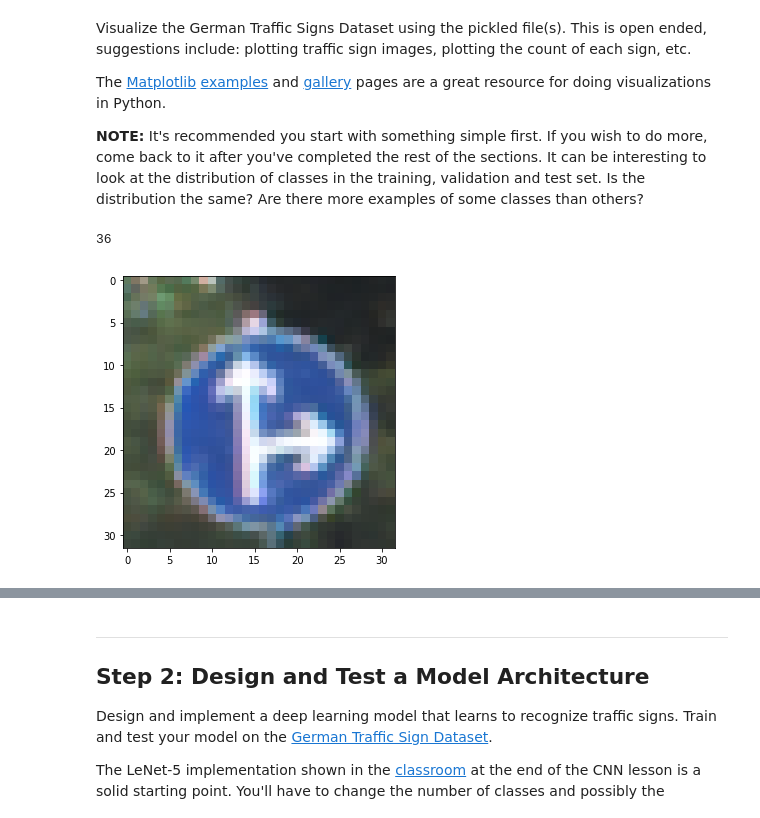
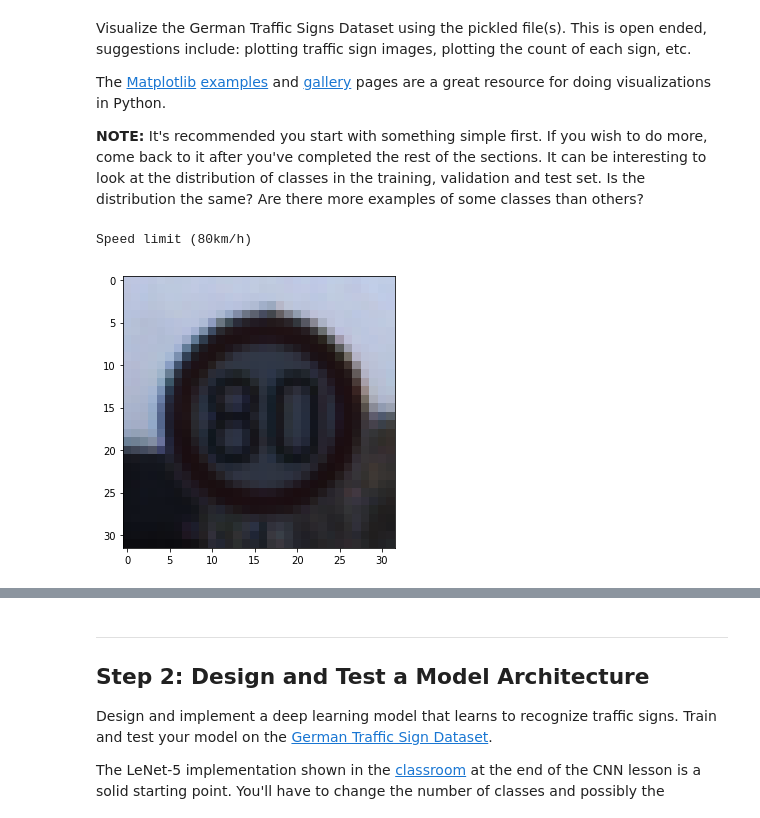
Before and after one commit to ni40in/CarND-Traffic-Sign-Classifier-Project, a Jupyter notebook: Traffic_Sign_Classifier.ipynb, the cells around one changed output, grey strips where cells are left out. Drawn from its saved outputs; the diff is of its cells as text; code cells hidden in the pictures.

```diff
--- a/Traffic_Sign_Classifier.ipynb
+++ b/Traffic_Sign_Classifier.ipynb
@@ -94,20 +96,25 @@ The [Matplotlib](http://matplotlib.org/) [examples](http://matplotlib.org/exampl
 # %%
 ### Data exploration visualization code goes here.
 ### Feel free to use as many code cells as needed.
 import matplotlib.pyplot as plt
 # Visualizations will be shown in the notebook.
 
 import random
 import numpy as np
 import matplotlib.pyplot as plt
 %matplotlib inline
 
-index = random.randint(0, len(X_train))
-image = X_train[index].squeeze()
+import pandas as pd
+df = pd.read_csv('signnames.csv')
 
-plt.figure(figsize=(5,5))
-plt.imshow(image)
-print(y_train[index])
+index = random.randint(0, (len(X_train)-1))
+def show_img(idx):
+    image = X_train[idx].squeeze()
+    plt.figure(figsize=(5,5))
+    plt.imshow(image)
+
+show_img(index)
+print(df['SignName'][y_train[index]])
 # %% [output]
-36
+Speed limit (80km/h)
-[figure, old version]
+[figure, new version]
```
Also changed, not shown: parts of 34 cells of this notebook, 1 other file.
